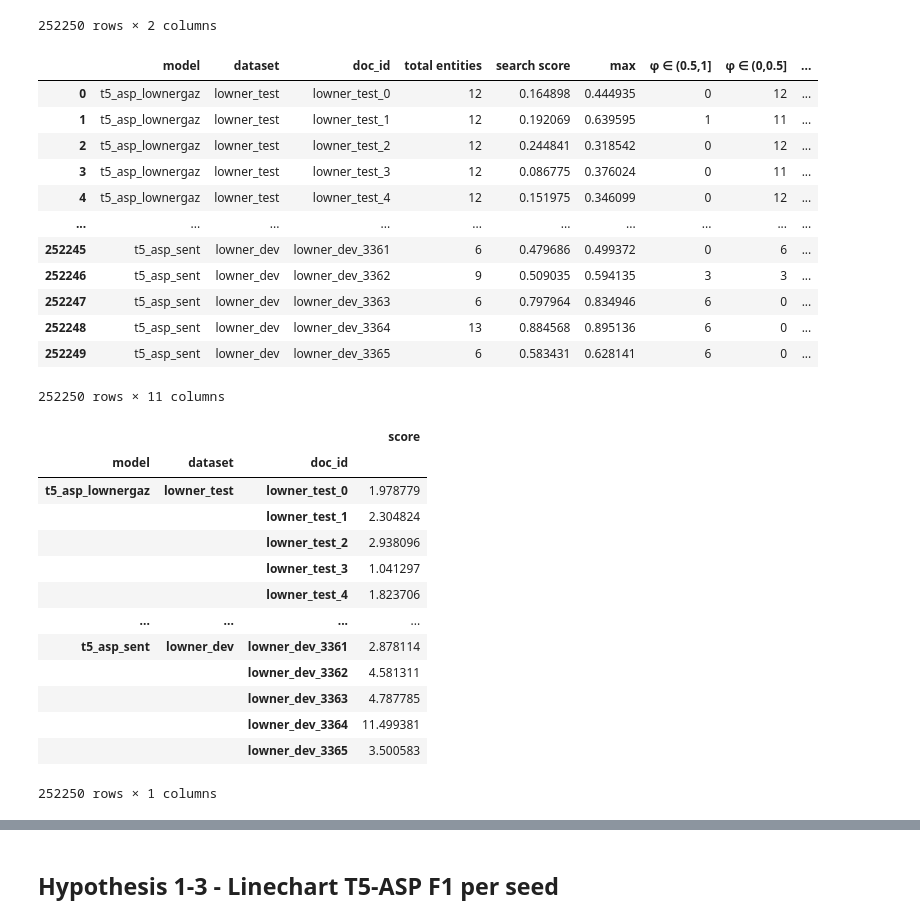
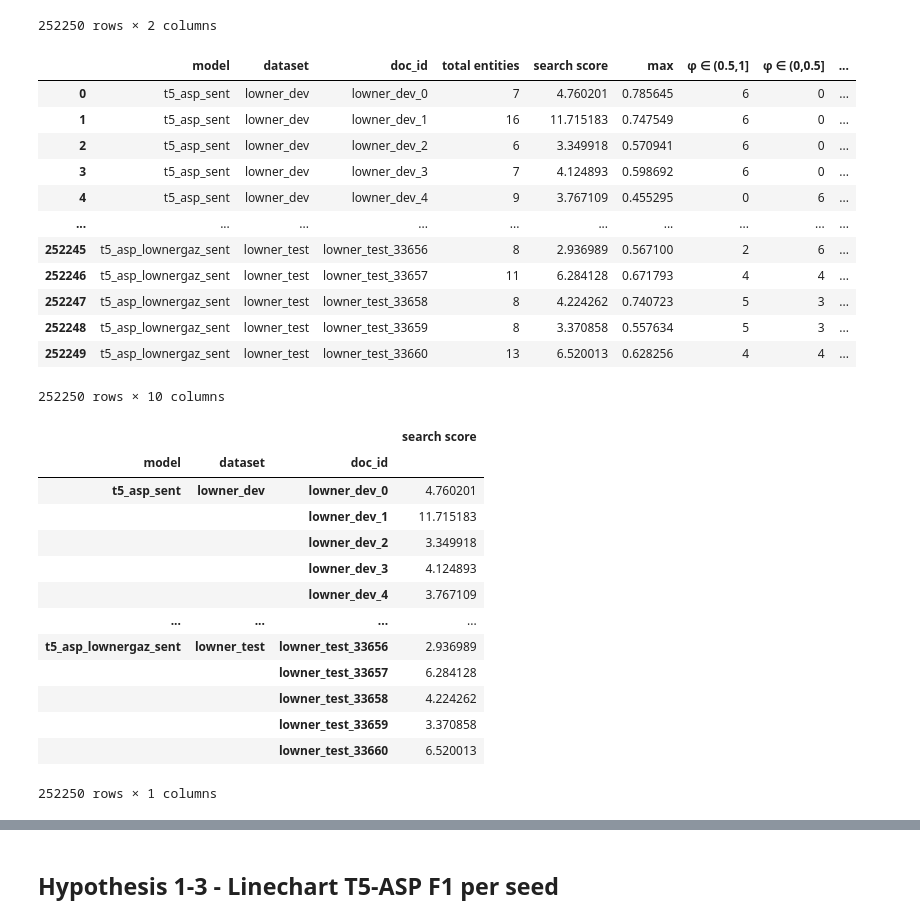
Before and after one commit to roebbert92/thesis, a Jupyter notebook: evaluations/01_performance.ipynb, the cells around one changed output, grey strips where cells are left out. Saved outputs shown, nothing was run; the diff lists cells and outputs as text; code cells hidden in the pictures.

```diff
--- a/evaluations/01_performance.ipynb
+++ b/evaluations/01_performance.ipynb
@@ -801,43 +710,40 @@ input_entity_count_df
 |  |  | lowner_train_9998 | 1 | 1 |
 |  |  | lowner_train_9999 | 2 | 2 |
 252250 rows × 2 columns
-# %%
-search_results["score"] = search_results["total entities"] * search_results[
-    "search score"]
 # %%
 search_results
 # %% [output]
 |  | model | dataset | doc_id | total entities | search score | max | φ ∈ (0.5,1] | φ ∈ (0,0.5] | ... |
-| 0 | t5_asp_lownergaz | lowner_test | lowner_test_0 | 12 | 0.164898 | 0.444935 | 0 | 12 | ... |
-| 1 | t5_asp_lownergaz | lowner_test | lowner_test_1 | 12 | 0.192069 | 0.639595 | 1 | 11 | ... |
-| 2 | t5_asp_lownergaz | lowner_test | lowner_test_2 | 12 | 0.244841 | 0.318542 | 0 | 12 | ... |
-| 3 | t5_asp_lownergaz | lowner_test | lowner_test_3 | 12 | 0.086775 | 0.376024 | 0 | 11 | ... |
-| 4 | t5_asp_lownergaz | lowner_test | lowner_test_4 | 12 | 0.151975 | 0.346099 | 0 | 12 | ... |
+| 0 | t5_asp_sent | lowner_dev | lowner_dev_0 | 7 | 4.760201 | 0.785645 | 6 | 0 | ... |
+| 1 | t5_asp_sent | lowner_dev | lowner_dev_1 | 16 | 11.715183 | 0.747549 | 6 | 0 | ... |
+| 2 | t5_asp_sent | lowner_dev | lowner_dev_2 | 6 | 3.349918 | 0.570941 | 6 | 0 | ... |
+| 3 | t5_asp_sent | lowner_dev | lowner_dev_3 | 7 | 4.124893 | 0.598692 | 6 | 0 | ... |
+| 4 | t5_asp_sent | lowner_dev | lowner_dev_4 | 9 | 3.767109 | 0.455295 | 0 | 6 | ... |
 | ... | ... | ... | ... | ... | ... | ... | ... | ... | ... |
-| 252245 | t5_asp_sent | lowner_dev | lowner_dev_3361 | 6 | 0.479686 | 0.499372 | 0 | 6 | ... |
-| 252246 | t5_asp_sent | lowner_dev | lowner_dev_3362 | 9 | 0.509035 | 0.594135 | 3 | 3 | ... |
-| 252247 | t5_asp_sent | lowner_dev | lowner_dev_3363 | 6 | 0.797964 | 0.834946 | 6 | 0 | ... |
-| 252248 | t5_asp_sent | lowner_dev | lowner_dev_3364 | 13 | 0.884568 | 0.895136 | 6 | 0 | ... |
-| 252249 | t5_asp_sent | lowner_dev | lowner_dev_3365 | 6 | 0.583431 | 0.628141 | 6 | 0 | ... |
+| 252245 | t5_asp_lownergaz_sent | lowner_test | lowner_test_33656 | 8 | 2.936989 | 0.567100 | 2 | 6 | ... |
+| 252246 | t5_asp_lownergaz_sent | lowner_test | lowner_test_33657 | 11 | 6.284128 | 0.671793 | 4 | 4 | ... |
+| 252247 | t5_asp_lownergaz_sent | lowner_test | lowner_test_33658 | 8 | 4.224262 | 0.740723 | 5 | 3 | ... |
+| 252248 | t5_asp_lownergaz_sent | lowner_test | lowner_test_33659 | 8 | 3.370858 | 0.557634 | 5 | 3 | ... |
+| 252249 | t5_asp_lownergaz_sent | lowner_test | lowner_test_33660 | 13 | 6.520013 | 0.628256 | 4 | 4 | ... |
-252250 rows × 11 columns
+252250 rows × 10 columns
 # %%
-search_scores = search_results[["model", "dataset", "doc_id", "score"
+search_scores = search_results[["model", "dataset", "doc_id", "search score"
                                 ]].set_index(["model", "dataset", "doc_id"])
 search_scores
 # %% [output]
-|  |  |  | score |
+|  |  |  | search score |
 | model | dataset | doc_id |  |
-| t5_asp_lownergaz | lowner_test | lowner_test_0 | 1.978779 |
-|  |  | lowner_test_1 | 2.304824 |
-|  |  | lowner_test_2 | 2.938096 |
-|  |  | lowner_test_3 | 1.041297 |
-|  |  | lowner_test_4 | 1.823706 |
+| t5_asp_sent | lowner_dev | lowner_dev_0 | 4.760201 |
+|  |  | lowner_dev_1 | 11.715183 |
+|  |  | lowner_dev_2 | 3.349918 |
+|  |  | lowner_dev_3 | 4.124893 |
+|  |  | lowner_dev_4 | 3.767109 |
 | ... | ... | ... | ... |
-| t5_asp_sent | lowner_dev | lowner_dev_3361 | 2.878114 |
-|  |  | lowner_dev_3362 | 4.581311 |
-|  |  | lowner_dev_3363 | 4.787785 |
-|  |  | lowner_dev_3364 | 11.499381 |
-|  |  | lowner_dev_3365 | 3.500583 |
+| t5_asp_lownergaz_sent | lowner_test | lowner_test_33656 | 2.936989 |
+|  |  | lowner_test_33657 | 6.284128 |
+|  |  | lowner_test_33658 | 4.224262 |
+|  |  | lowner_test_33659 | 3.370858 |
+|  |  | lowner_test_33660 | 6.520013 |
 252250 rows × 1 columns
 # %%
 comp_df = input_entity_count_df.join(search_scores)
```
Also changed, not shown: parts of 39 cells of this notebook, 34 other files.
